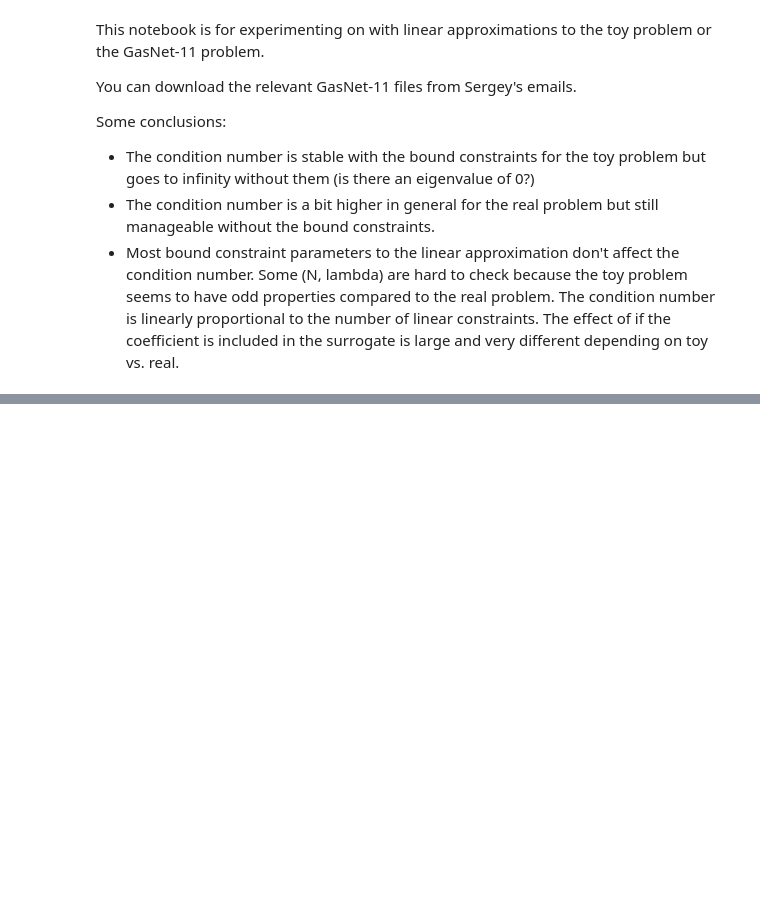
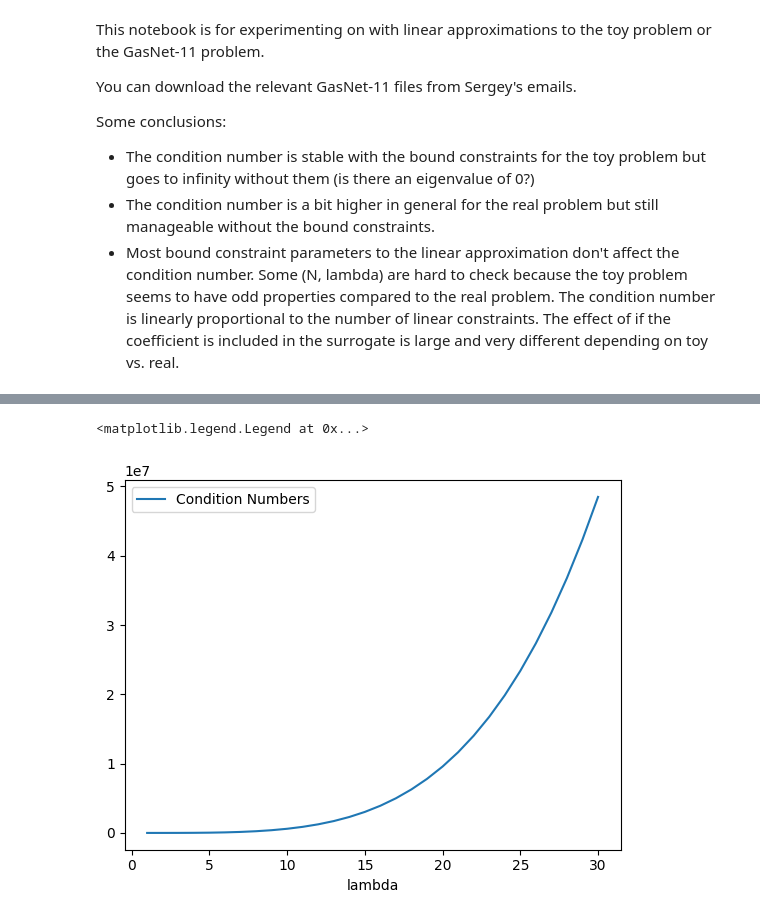
Before and after one commit to micpap25/ENG-QUANT, a Jupyter notebook: experiments/condition_number.ipynb, the cells around one changed output, grey strips where cells are left out. Saved outputs shown, nothing was run; the diff lists cells and outputs as text; code cells hidden in the pictures; blank space fills up the shorter version.

```diff
--- a/experiments/condition_number.ipynb
+++ b/experiments/condition_number.ipynb
@@ -138,20 +159,23 @@ plt.legend()
 # %%
 conds = []
 lambd_range = range(1, 31)
 # lambd_range = range(1, 101, 4)
 for lambd in lambd_range:
     toy_problem_to_json(N, X_UPPER_BOUNDS, F_UPPER_BOUNDS, GAMMA, lambd,
                         EPS, DELTA, LX, LP, LF, UP)
-    quadratic_model_lin_approx(LIN_CONSTRAINTS, OUTER_APPROXIMATION, COEFFICIENT_SURROGATE,
-                                SURROGATE_BOUND_BELOW, SURROGATE_BOUND_ABOVE)
-    # quadratic_lin_approx_no_surrogate(LIN_CONSTRAINTS, OUTER_APPROXIMATION)
+    # quadratic_model_lin_approx(LIN_CONSTRAINTS, OUTER_APPROXIMATION, COEFFICIENT_SURROGATE,
+    #                             SURROGATE_BOUND_BELOW, SURROGATE_BOUND_ABOVE)
+    quadratic_lin_approx_no_surrogate(LIN_CONSTRAINTS, OUTER_APPROXIMATION)
     # conds.append(condition_number())
     # conds.append(condition_number_no_bounds())
     conds.append(condition_number_nes_basic())
 
 plt.xlabel("lambda")
 plt.plot(lambd_range, conds, label="Condition Numbers")
 plt.legend()
+# %% [output]
+<matplotlib.legend.Legend at 0x...>
+[figure, added]
 # %%
 conds = []
 epsilon_range = np.arange(.05, 5, .05)
```
Also changed, not shown: parts of 13 cells of this notebook, 1 other file.
